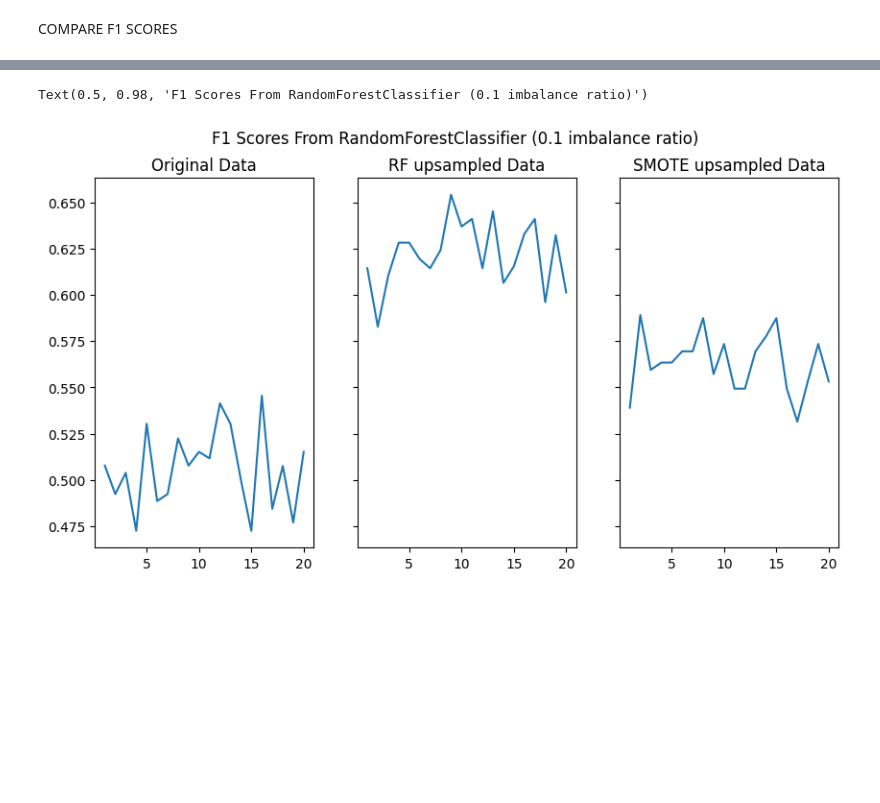
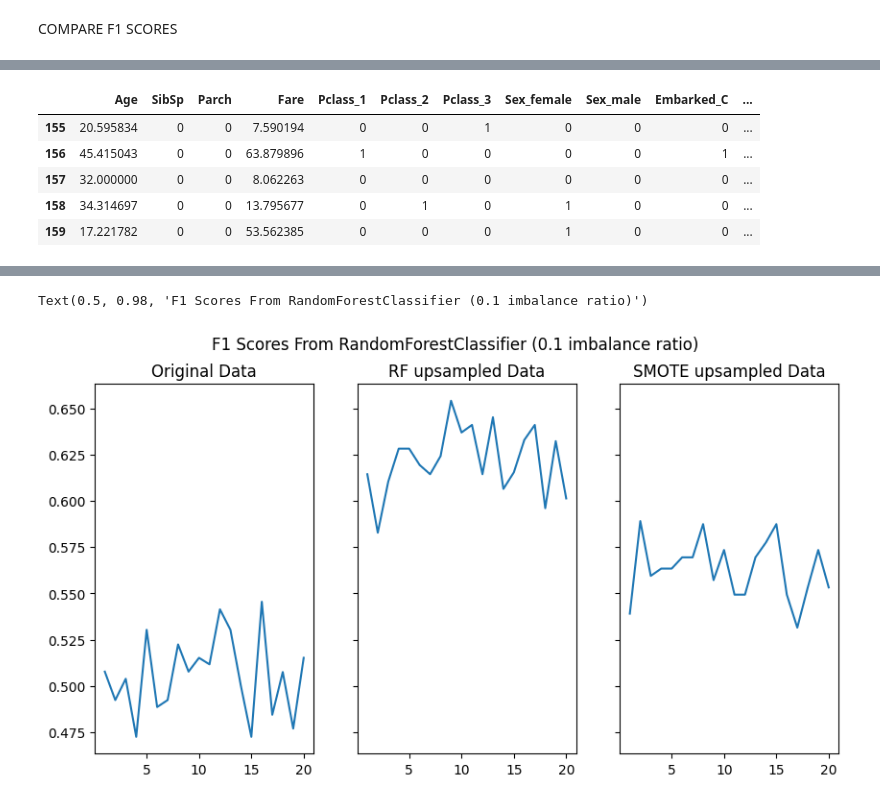
Before and after one commit to rhodes-byu/RF-Overample, a Jupyter notebook: rfoversample-testing2.ipynb, the cells around one changed output, grey strips where cells are left out. Drawn from its saved outputs; the diff is of its cells as text; code cells hidden in the pictures; blank space fills up the shorter version.

```diff
--- a/rfoversample-testing2.ipynb
+++ b/rfoversample-testing2.ipynb
@@ -41,3 +46,12 @@ RF_upsampled_x_train, RF_upsampled_y_train = TitanicOversampler.fit()
 from imblearn.over_sampling import SMOTE
 smote = SMOTE(random_state=42)
 SM_upsampled_x_train, SM_upsampled_y_train = smote.fit_resample(x_train_imbal, y_train_imbal)
+# %%
+SM_upsampled_x_train.tail()
+# %% [output]
+|  | Age | SibSp | Parch | Fare | Pclass_1 | Pclass_2 | Pclass_3 | Sex_female | Sex_male | Embarked_C | ... |
+| 155 | 20.595834 | 0 | 0 | 7.590194 | 0 | 0 | 1 | 0 | 0 | 0 | ... |
+| 156 | 45.415043 | 0 | 0 | 63.879896 | 1 | 0 | 0 | 0 | 0 | 1 | ... |
+| 157 | 32.000000 | 0 | 0 | 8.062263 | 0 | 0 | 0 | 0 | 0 | 0 | ... |
+| 158 | 34.314697 | 0 | 0 | 13.795677 | 0 | 1 | 0 | 1 | 0 | 0 | ... |
+| 159 | 17.221782 | 0 | 0 | 53.562385 | 0 | 0 | 0 | 1 | 0 | 0 | ... |
```
Also changed, not shown: parts of 3 cells of this notebook, 2 other files.
